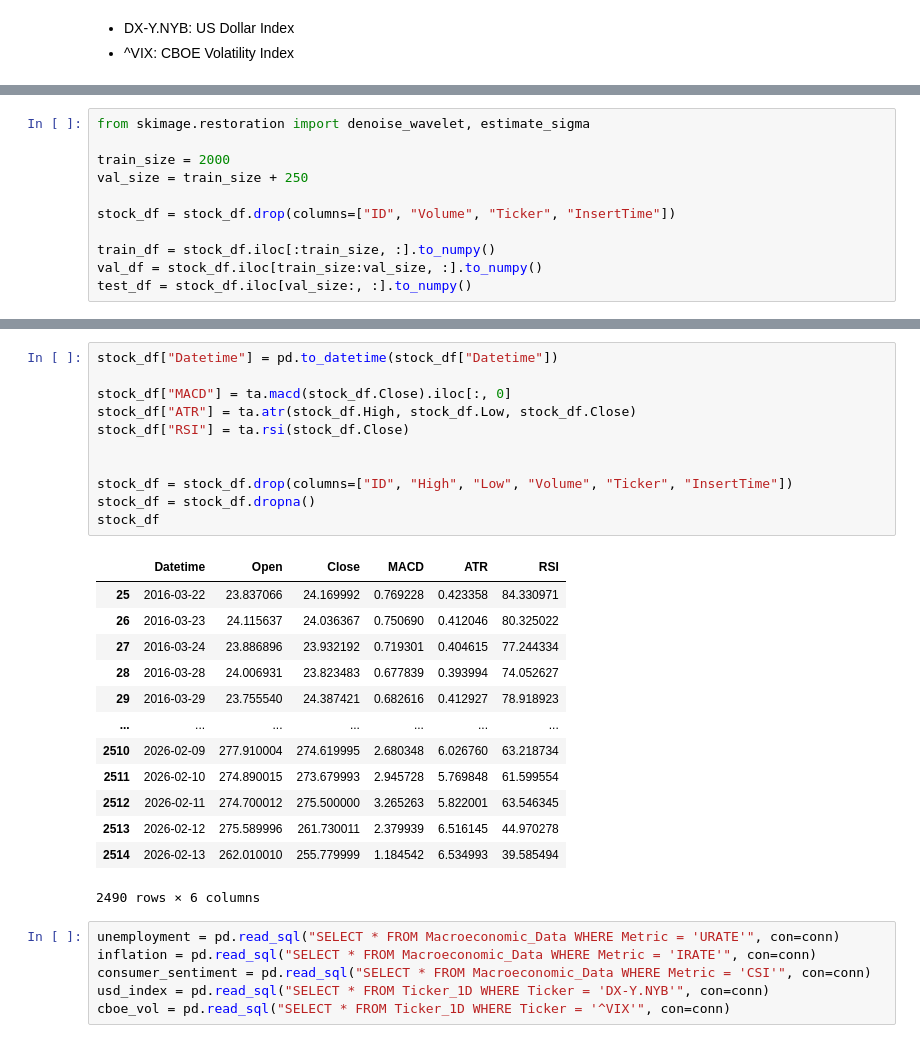
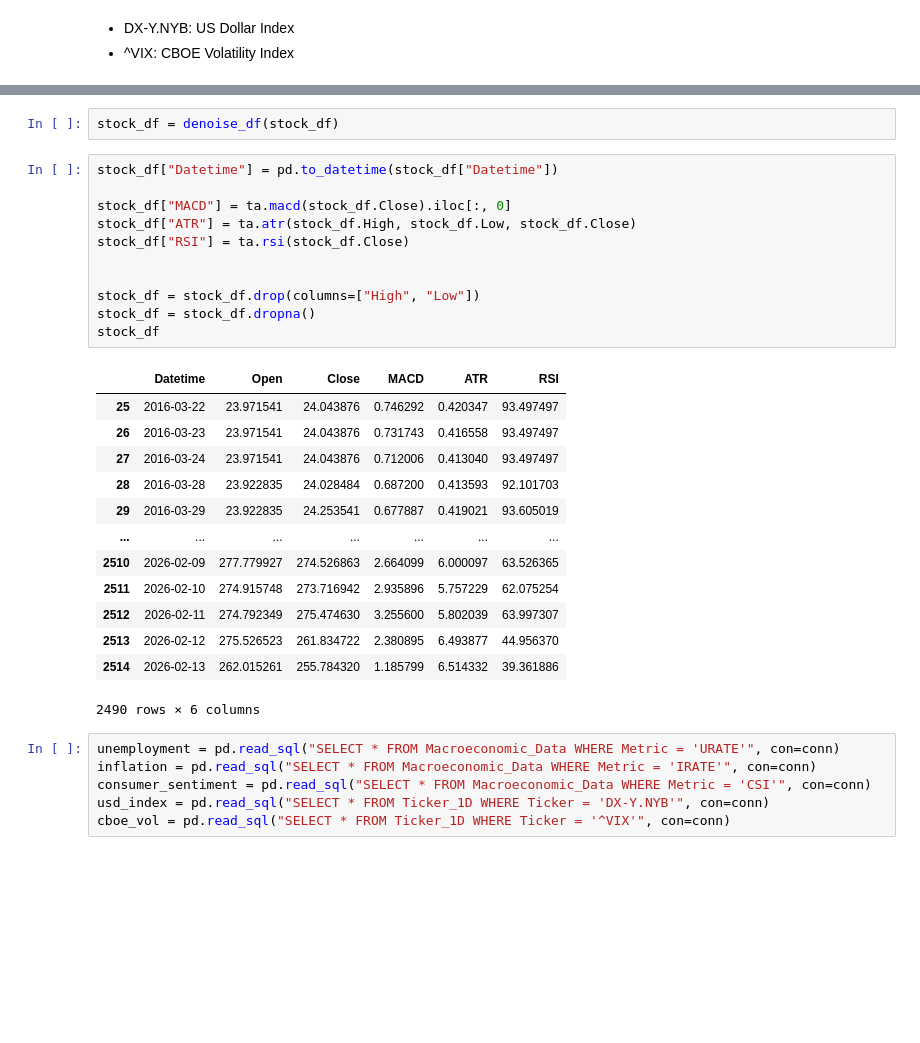
Before and after one commit to noah-frank/LSTMStockModel, a Jupyter notebook: nbs/LSTM2_From_Paper.ipynb, the cells around one changed output, grey strips where cells are left out. Drawn from its saved outputs; the diff is of its cells as text; blank space fills up the shorter version.

```diff
--- a/nbs/LSTM2_From_Paper.ipynb
+++ b/nbs/LSTM2_From_Paper.ipynb
@@ -29,11 +30,0 @@ stock_df
-# %%
-from skimage.restoration import denoise_wavelet, estimate_sigma
-
-train_size = 2000
-val_size = train_size + 250
-
-stock_df = stock_df.drop(columns=["ID", "Volume", "Ticker", "InsertTime"])
-
-train_df = stock_df.iloc[:train_size, :].to_numpy()
-val_df = stock_df.iloc[train_size:val_size, :].to_numpy()
-test_df = stock_df.iloc[val_size:, :].to_numpy()
@@ -81,27 +98,29 @@ TypeError: Input must be a numeric array-like
+# %%
+stock_df = denoise_df(stock_df)
 # %%
 stock_df["Datetime"] = pd.to_datetime(stock_df["Datetime"])
 
 stock_df["MACD"] = ta.macd(stock_df.Close).iloc[:, 0]
 stock_df["ATR"] = ta.atr(stock_df.High, stock_df.Low, stock_df.Close)
 stock_df["RSI"] = ta.rsi(stock_df.Close)
 
 
-stock_df = stock_df.drop(columns=["ID", "High", "Low", "Volume", "Ticker", "InsertTime"])
+stock_df = stock_df.drop(columns=["High", "Low"])
 stock_df = stock_df.dropna()
 stock_df
 # %% [output]
 |  | Datetime | Open | Close | MACD | ATR | RSI |
-| 25 | 2016-03-22 | 23.837066 | 24.169992 | 0.769228 | 0.423358 | 84.330971 |
-| 26 | 2016-03-23 | 24.115637 | 24.036367 | 0.750690 | 0.412046 | 80.325022 |
-| 27 | 2016-03-24 | 23.886896 | 23.932192 | 0.719301 | 0.404615 | 77.244334 |
-| 28 | 2016-03-28 | 24.006931 | 23.823483 | 0.677839 | 0.393994 | 74.052627 |
-| 29 | 2016-03-29 | 23.755540 | 24.387421 | 0.682616 | 0.412927 | 78.918923 |
+| 25 | 2016-03-22 | 23.971541 | 24.043876 | 0.746292 | 0.420347 | 93.497497 |
+| 26 | 2016-03-23 | 23.971541 | 24.043876 | 0.731743 | 0.416558 | 93.497497 |
+| 27 | 2016-03-24 | 23.971541 | 24.043876 | 0.712006 | 0.413040 | 93.497497 |
+| 28 | 2016-03-28 | 23.922835 | 24.028484 | 0.687200 | 0.413593 | 92.101703 |
+| 29 | 2016-03-29 | 23.922835 | 24.253541 | 0.677887 | 0.419021 | 93.605019 |
 | ... | ... | ... | ... | ... | ... | ... |
-| 2510 | 2026-02-09 | 277.910004 | 274.619995 | 2.680348 | 6.026760 | 63.218734 |
-| 2511 | 2026-02-10 | 274.890015 | 273.679993 | 2.945728 | 5.769848 | 61.599554 |
-| 2512 | 2026-02-11 | 274.700012 | 275.500000 | 3.265263 | 5.822001 | 63.546345 |
-| 2513 | 2026-02-12 | 275.589996 | 261.730011 | 2.379939 | 6.516145 | 44.970278 |
-| 2514 | 2026-02-13 | 262.010010 | 255.779999 | 1.184542 | 6.534993 | 39.585494 |
+| 2510 | 2026-02-09 | 277.779927 | 274.526863 | 2.664099 | 6.000097 | 63.526365 |
+| 2511 | 2026-02-10 | 274.915748 | 273.716942 | 2.935896 | 5.757229 | 62.075254 |
+| 2512 | 2026-02-11 | 274.792349 | 275.474630 | 3.255600 | 5.802039 | 63.997307 |
+| 2513 | 2026-02-12 | 275.526523 | 261.834722 | 2.380895 | 6.493877 | 44.956370 |
+| 2514 | 2026-02-13 | 262.015261 | 255.784320 | 1.185799 | 6.514332 | 39.361886 |
 2490 rows × 6 columns
 # %%
 unemployment = pd.read_sql("SELECT * FROM Macroeconomic_Data WHERE Metric = 'URATE'", con=conn)
```
Also changed, not shown: parts of 12 cells of this notebook.
